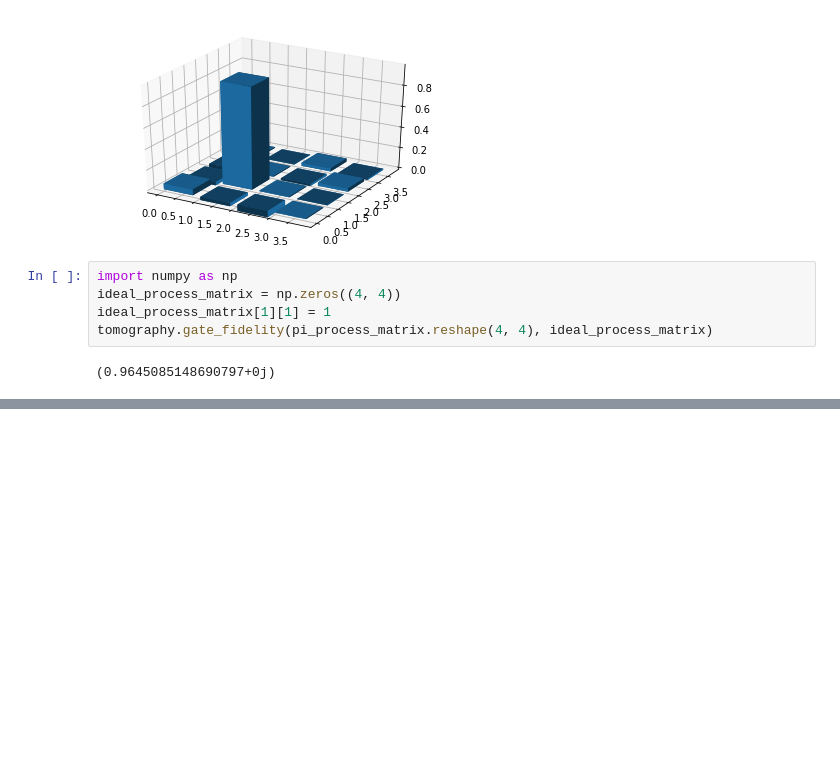
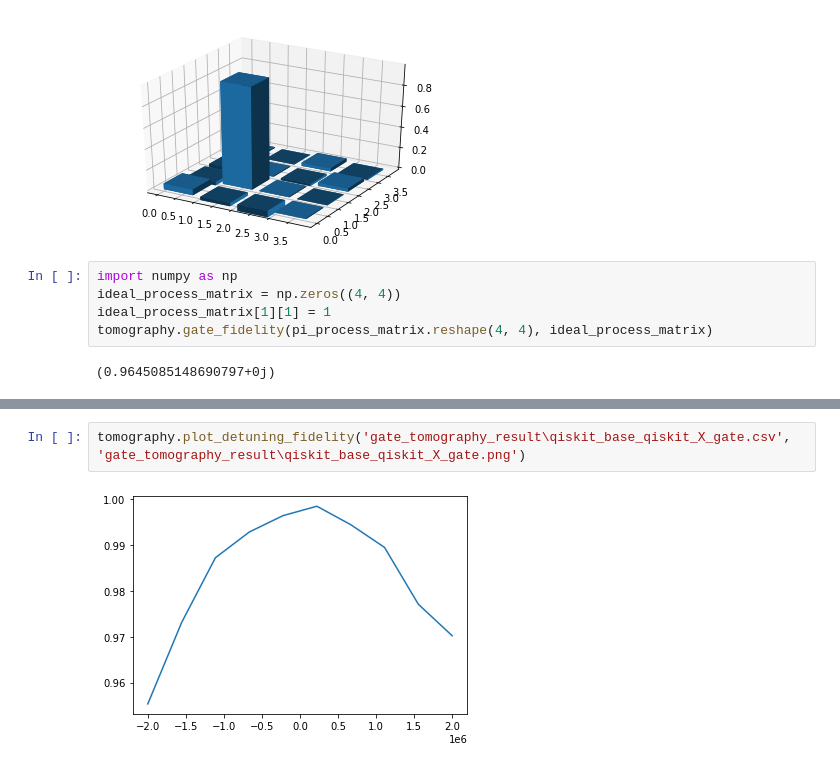
Before and after one commit to panbae59/smooth-optimal-control-2, a Jupyter notebook: tomography.ipynb, the cells around one changed output, grey strips where cells are left out. Saved outputs shown, nothing was run; the diff lists cells and outputs as text; blank space fills up the shorter version.

Commit message:
add tomography sweep functions and results

```diff
--- a/tomography.ipynb
+++ b/tomography.ipynb
@@ -78,0 +358,4 @@ tomography.gate_fidelity(pi_process_matrix.reshape(4, 4), ideal_process_matrix)
+# %%
+tomography.plot_detuning_fidelity('gate_tomography_result\qiskit_base_qiskit_X_gate.csv', 'gate_tomography_result\qiskit_base_qiskit_X_gate.png')
+# %% [output]
+[figure, added]
```
Also changed, not shown: parts of 5 cells of this notebook, 9 other files.
